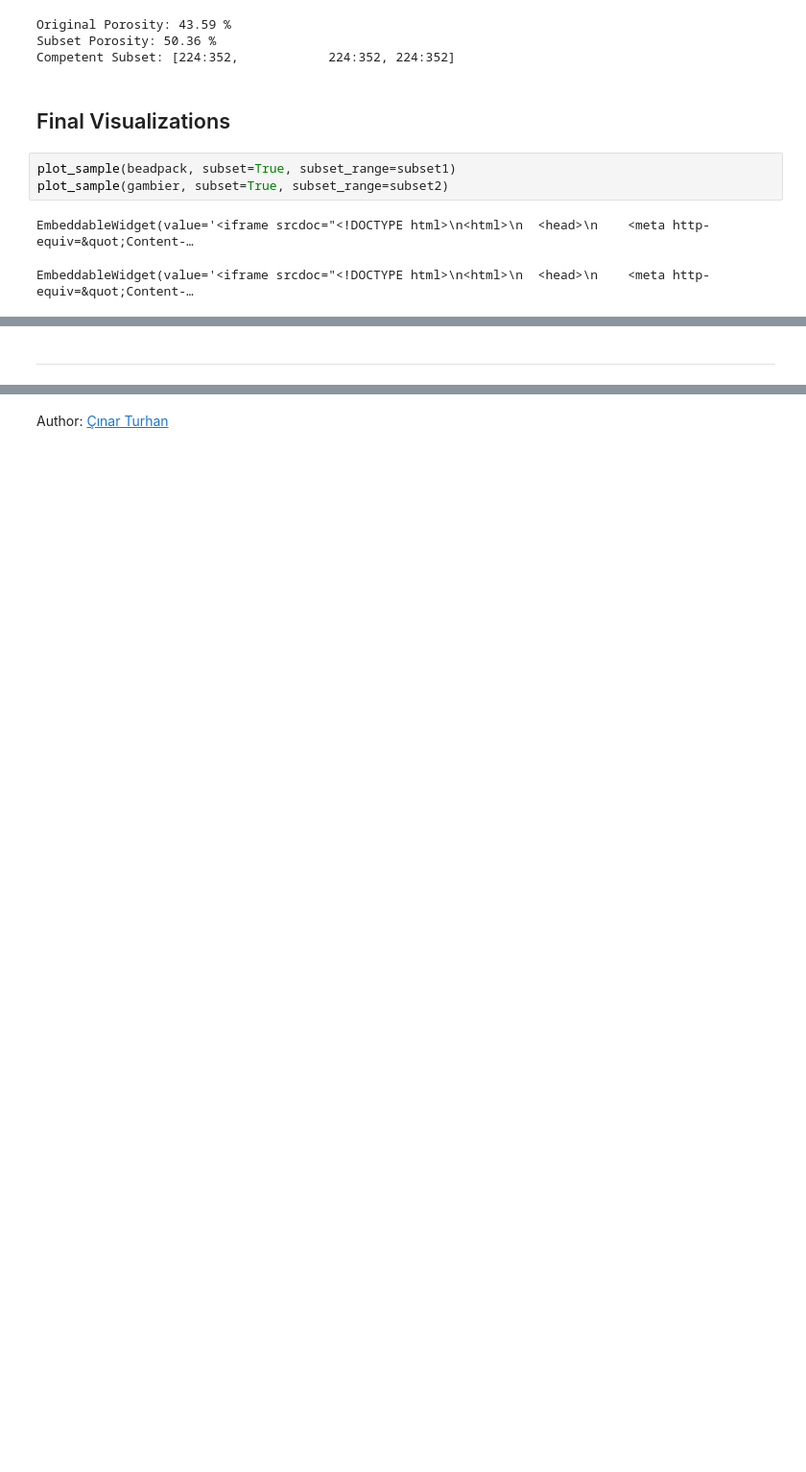
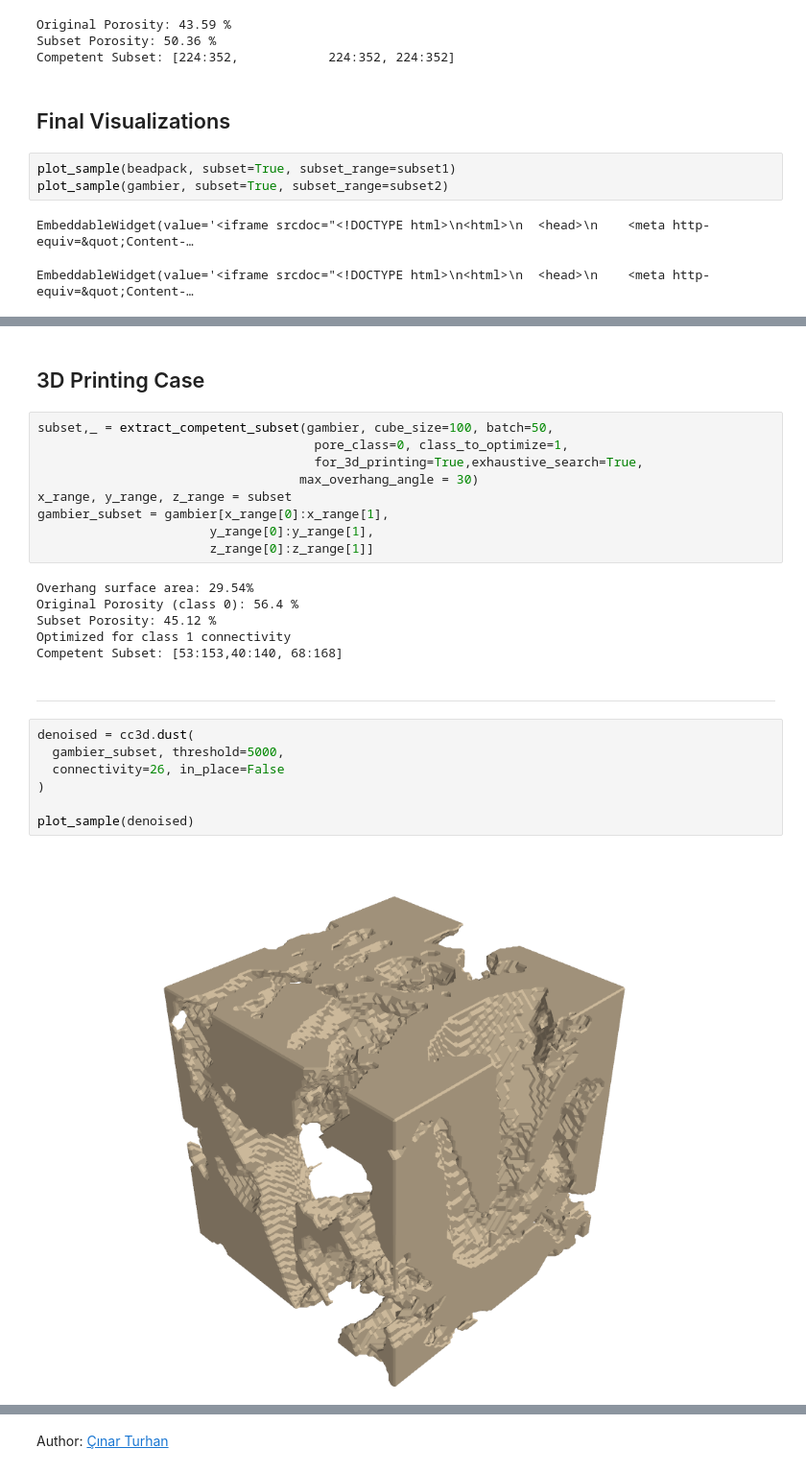
Before and after one commit to digital-porous-media/dpm_teach, a Jupyter notebook: 3_morphological_characterization/3-3_competent_subset.ipynb, the cells around one changed output, grey strips where cells are left out. Shown at 96% size. Cells and saved outputs as stored; diff of their text form; blank space fills up the shorter version.

Commit message:
Updated 3-3 and added 3d printing example and made it use the new version of the function. Updated 3-5 and now it directly uses dpm tools function.

```diff
--- a/3_morphological_characterization/3-3_competent_subset.ipynb
+++ b/3_morphological_characterization/3-3_competent_subset.ipynb
@@ -199,2 +226,28 @@ Widget(value='<iframe src="http://localhost:42157/index.html?ui=P_0x7f5ccb0e2f50
+# %% [markdown]
+## 3D Printing Case
+# %%
+subset,_ = extract_competent_subset(gambier, cube_size=100, batch=50,
+                                     pore_class=0, class_to_optimize=1,
+                                     for_3d_printing=True,exhaustive_search=True,
+                                   max_overhang_angle = 30)
+x_range, y_range, z_range = subset
+gambier_subset = gambier[x_range[0]:x_range[1],
+                       y_range[0]:y_range[1],
+                       z_range[0]:z_range[1]]
+# %% [output]
+Overhang surface area: 29.54%
+Original Porosity (class 0): 56.4 %
+Subset Porosity: 45.12 %
+Optimized for class 1 connectivity
+Competent Subset: [53:153,40:140, 68:168]
 # %% [markdown]
 ____
+# %%
+denoised = cc3d.dust(
+  gambier_subset, threshold=5000,
+  connectivity=26, in_place=False
+)
+
+plot_sample(denoised)
+# %% [output]
+[figure, added]
```
Also changed, not shown: parts of 9 cells of this notebook, 1 other file.
